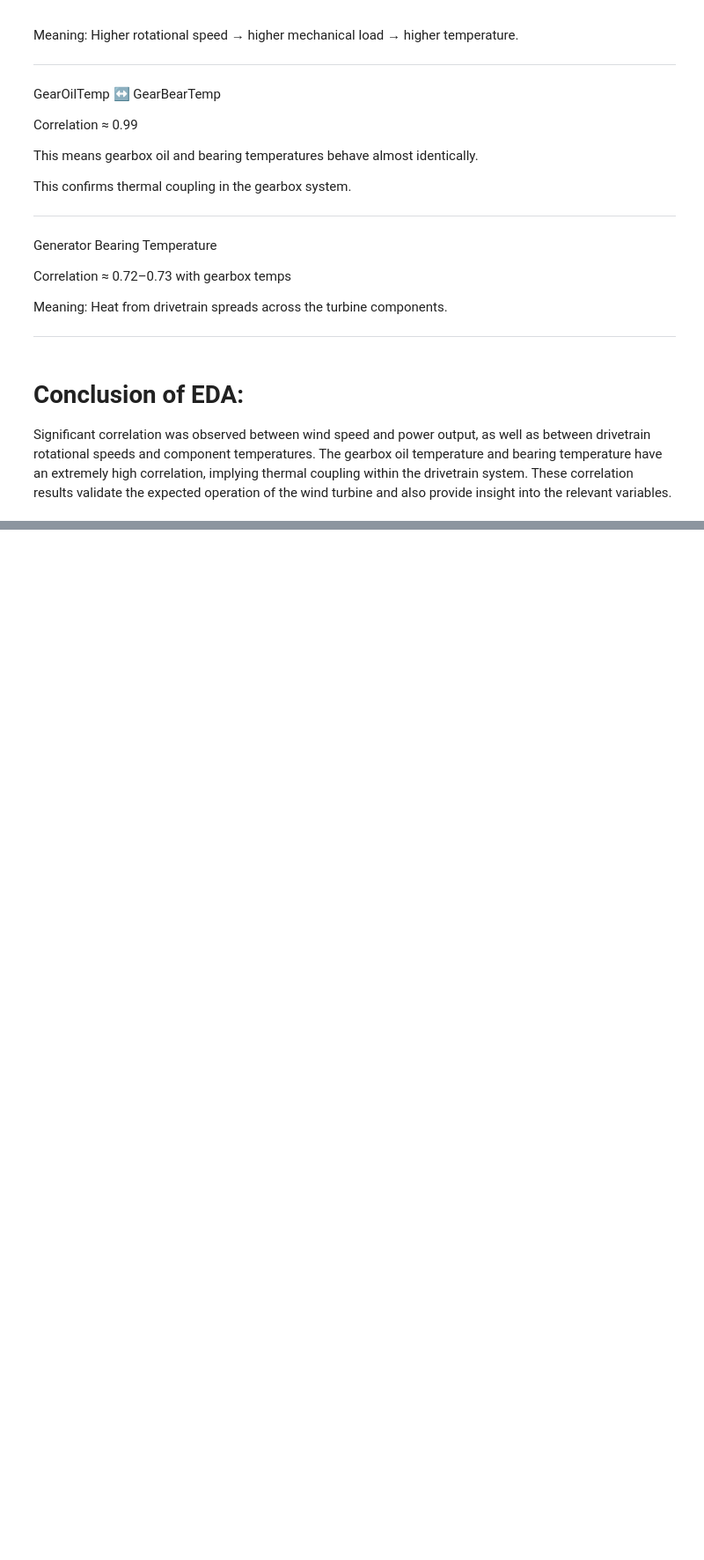
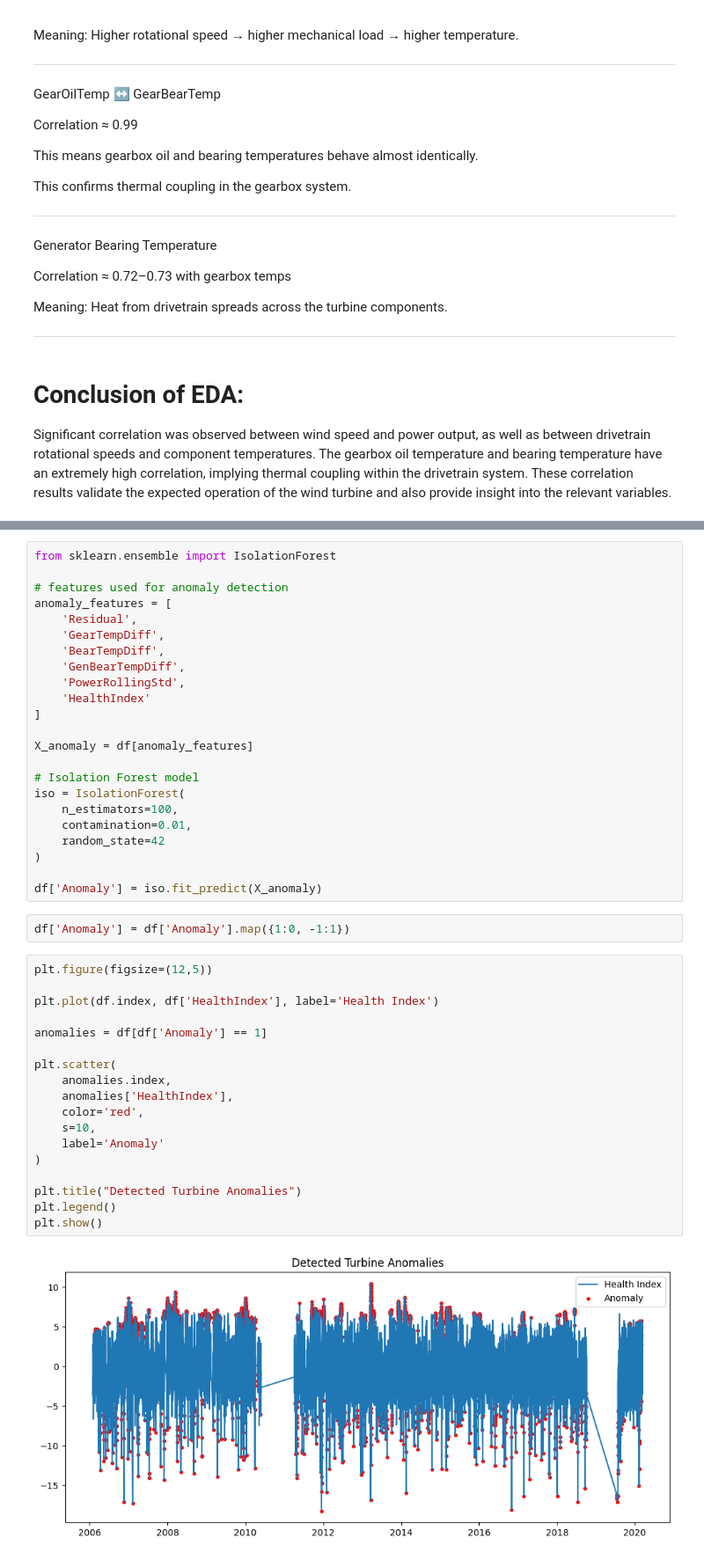
Before and after one commit to prashansarathod/COSC-5806-W03---Data-Analysis-With-Python, a Jupyter notebook: project.ipynb, the cells around one changed output, grey strips where cells are left out. Shown at 88% size. Cells and saved outputs as stored; diff of their text form; blank space fills up the shorter version.

```diff
--- a/project.ipynb
+++ b/project.ipynb
@@ -198,0 +311,45 @@ Significant correlation was observed between wind speed and power output, as wel
+# %%
+from sklearn.ensemble import IsolationForest
+
+# features used for anomaly detection
+anomaly_features = [
+    'Residual',
+    'GearTempDiff',
+    'BearTempDiff',
+    'GenBearTempDiff',
+    'PowerRollingStd',
+    'HealthIndex'
+]
+
+X_anomaly = df[anomaly_features]
+
+# Isolation Forest model
+iso = IsolationForest(
+    n_estimators=100,
+    contamination=0.01,
+    random_state=42
+)
+
+df['Anomaly'] = iso.fit_predict(X_anomaly)
+# %%
+df['Anomaly'] = df['Anomaly'].map({1:0, -1:1})
+# %%
+plt.figure(figsize=(12,5))
+
+plt.plot(df.index, df['HealthIndex'], label='Health Index')
+
+anomalies = df[df['Anomaly'] == 1]
+
+plt.scatter(
+    anomalies.index,
+    anomalies['HealthIndex'],
+    color='red',
+    s=10,
+    label='Anomaly'
+)
+
+plt.title("Detected Turbine Anomalies")
+plt.legend()
+plt.show()
+# %% [output]
+[figure, added]
```
Also changed, not shown: parts of 18 cells of this notebook.
